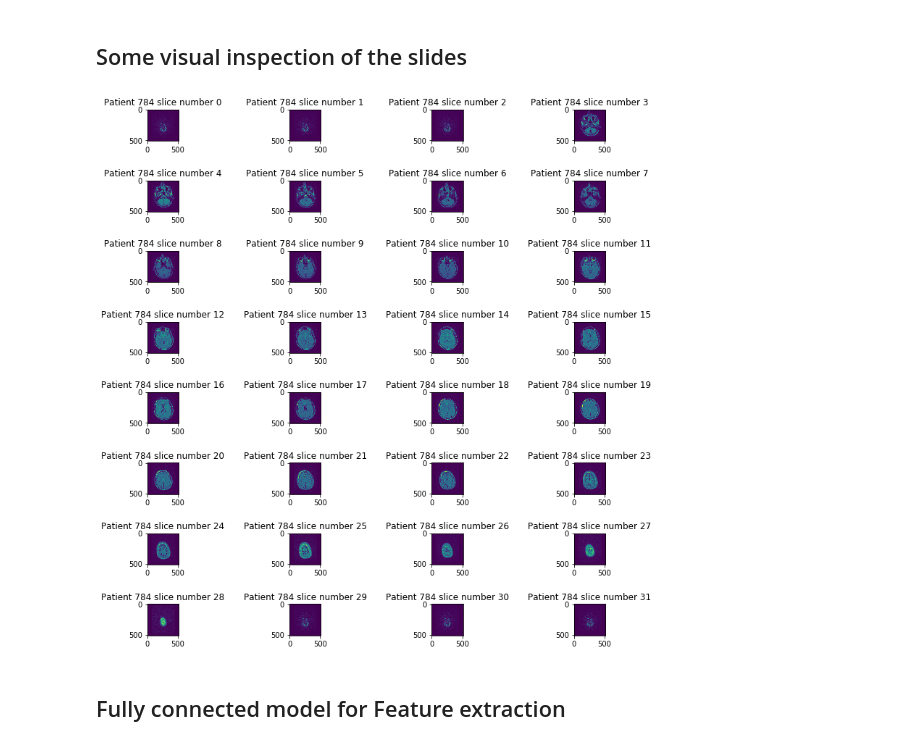
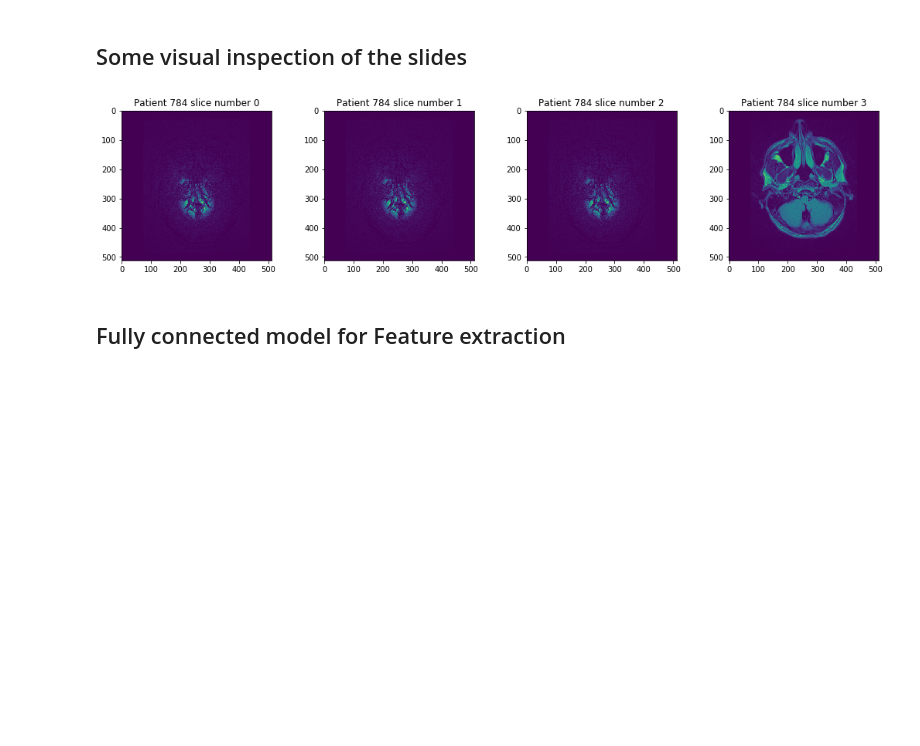
Before and after one commit to Avuerro/ISMI-braintriage, a Jupyter notebook: code/LSTM_Chihab.ipynb, the cells around one changed output. Saved outputs shown, nothing was run; the diff lists cells and outputs as text; code cells hidden in the pictures; blank space fills up the shorter version.

Commit message:
WIP:all slices available,dataloader works

```diff
--- a/code/LSTM_Chihab.ipynb
+++ b/code/LSTM_Chihab.ipynb
@@ -32,7 +34,7 @@ if not os.path.exists(out_dir):
 total_index = 0
 
 for klass in os.listdir(in_dir):
-    for patient in os.listdir(os.path.join(in_dir, klass))[:1]:
+    for patient in os.listdir(os.path.join(in_dir, klass)):
 
         ## Check if patient has not been processed yet
         out_path = os.path.join(out_dir, patient+'.pt')
@@ -229,7 +211,7 @@ def plot_slices(patient,range_of_slices):
 
         subplots_to_delete = (4 - size_of_range%4) - 1 ## subplots of last row that will turn out empty..
 
-        fig,axs = plt.subplots(nr_of_rows,nr_of_cols, figsize=(12,12))
+        fig,axs = plt.subplots(nr_of_rows,nr_of_cols, figsize=(16,16))
         for index,slice_number in enumerate(range(range_of_slices[0],range_of_slices[1]+1)): #inclusive..
             X = torch.load(data_dir + '/' + str(patient) + '_' + str(slice_number) + '.pt')
             if nr_of_rows > 1:
@@ -242,7 +224,7 @@ def plot_slices(patient,range_of_slices):
         # make sure we don't have these empty white subplots
         for empty_subplot in range(3, 4 - subplots_to_delete - 1, -1):
             fig.delaxes(axs[nr_of_rows-1][empty_subplot])
-        fig.subplots_adjust(top=0.92, bottom=0.08, left=0.10, right=0.95, hspace=.25,
+        fig.subplots_adjust(top=0.92, bottom=0.08, left=0.10, right=0.95, hspace=.65,
                     wspace=0.35)
     else:
         slice_number =range_of_slices
@@ -255,9 +237,9 @@ def plot_slices(patient,range_of_slices):
 # %%
 data_dir = '../../data_test'
 
-plot_slices(784,(0,31))
+plot_slices(784,(0,3))
 # %% [output]
-[figure, old version]
+[figure, new version]
 # %% [markdown]
 ## Fully connected model for Feature extraction
 # %%
```
Also changed, not shown: parts of 6 cells of this notebook.
